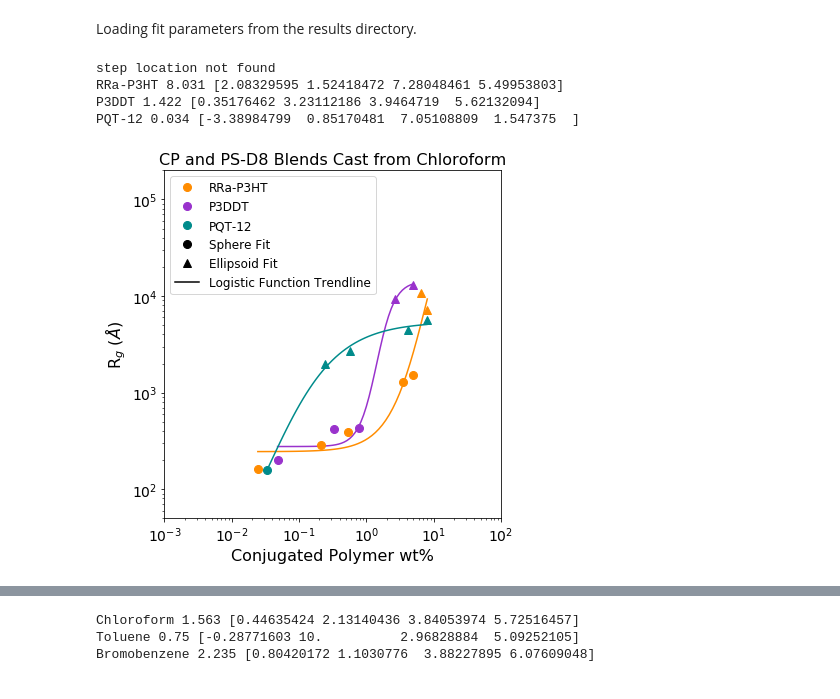
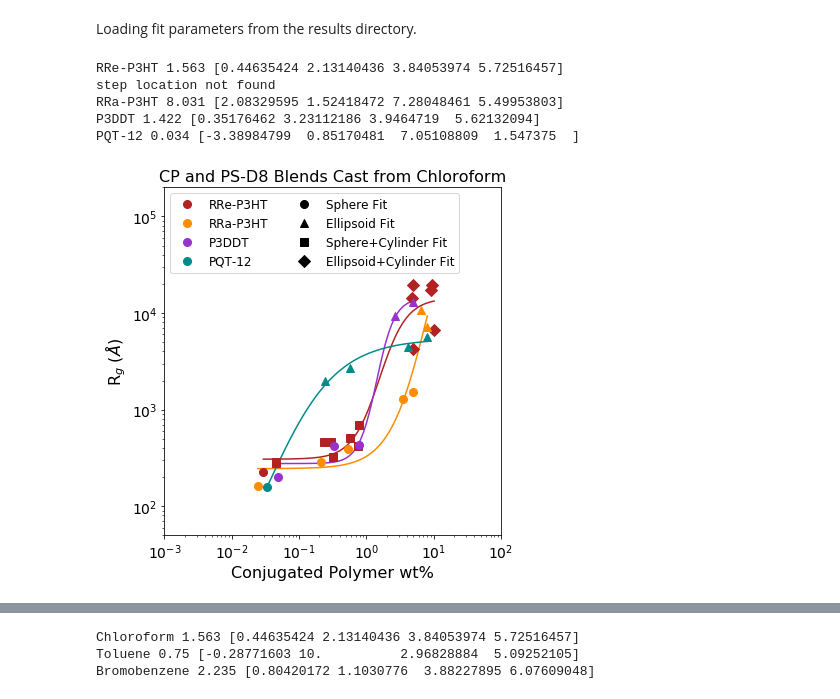
Before and after one commit to pozzo-research-group/c-wolf-blends-morphology, a Jupyter notebook: sans/Sample_Fitting/Plotting_Results_from_All_Fits.ipynb, the cells around one changed output, grey strips where cells are left out. Saved outputs shown, nothing was run; the diff lists cells and outputs as text; code cells hidden in the pictures.

Commit message:
started changing plots to show sample replicates:

```diff
--- a/sans/Sample_Fitting/Plotting_Results_from_All_Fits.ipynb
+++ b/sans/Sample_Fitting/Plotting_Results_from_All_Fits.ipynb
@@ -446,7 +446,7 @@ def plot_rg(sphere_keys, ellipsoid_keys, sphcyl_keys, ellcyl_keys, sphere_label,
     radius_all.extend(radius_list)
 
     '''
-    Plotting ellipsoid fits
+    Plotting ellipsoid+cylinder fits
     '''
 
     wtP = []
@@ -503,35 +682,38 @@ def plot_rg(sphere_keys, ellipsoid_keys, sphcyl_keys, ellcyl_keys, sphere_label,
 # %%
 plt.figure(figsize=(6,6))
 
+plot_rg(rre_cf_spheres, rre_cf_ellipsoids, rre_cf_sphcyl, rre_cf_ellcyl, 'RRe-P3HT', 'firebrick')
 plot_rg(rra_cf_spheres, rra_cf_ellipsoids, rra_cf_sphcyl, rra_cf_ellcyl, 'RRa-P3HT', 'darkorange')
 plot_rg(p3ddt_cf_spheres, p3ddt_cf_ellipsoids, p3ddt_cf_sphcyl, p3ddt_cf_ellcyl, 'P3DDT', 'darkorchid')
 plot_rg(pqt_cf_spheres, pqt_cf_ellipsoids, pqt_cf_sphcyl, pqt_cf_ellcyl, 'PQT-12', 'darkcyan')
 
 plt.xscale('log')
 plt.xlim(0.001,100)
 plt.xlabel('Conjugated Polymer wt%', fontsize=16)
 plt.xticks(fontsize=14)
 
 plt.ylabel(r'R$_g$ ($\AA$)', fontsize=16)
 plt.yticks(fontsize=14)
 plt.ylim(5e1,2e5)
 plt.yscale('log')
 
 plt.errorbar([0],[0],fmt='o',label='Sphere Fit', color='black',ms=8)
 plt.errorbar([0],[0],fmt='^',label='Ellipsoid Fit', color='black',ms=8)
-plt.errorbar([0],[0],fmt='-',label='Logistic Function Trendline', color='black',ms=8)
-#plt.errorbar([0],[0],fmt='s',label='Sphere+Cylinder Fit', color='black',ms=8)
-#plt.errorbar([0],[0],fmt='D',label='Ellipsoid+Cylinder Fit', color='black',ms=8)
+plt.errorbar([0],[0],fmt='s',label='Sphere+Cylinder Fit', color='black',ms=8)
+plt.errorbar([0],[0],fmt='D',label='Ellipsoid+Cylinder Fit', color='black',ms=8)
+#plt.errorbar([0],[0],fmt='-',label='Logistic Function Trendline', color='black',ms=8)
+
 
 plt.title('CP and PS-D8 Blends Cast from Chloroform',fontsize=16)
 
-plt.legend(fontsize=12,loc='upper left')# ncol=3)
+plt.legend(fontsize=12,loc='upper left',ncol=2)# ncol=3)
 
 plt.tight_layout()
 plt.savefig('../../data/sans/Sample_Fitting/fitting_figures/radius_plots/RRaP3HT_P3DDT_PQT12_CF_radius.png', dpi=300)
 # %% [output]
+RRe-P3HT 1.563 [0.44635424 2.13140436 3.84053974 5.72516457]
 step location not found
 RRa-P3HT 8.031 [2.08329595 1.52418472 7.28048461 5.49953803]
 P3DDT 1.422 [0.35176462 3.23112186 3.9464719  5.62132094]
 PQT-12 0.034 [-3.38984799  0.85170481  7.05108809  1.547375  ]
-[figure, old version]
+[figure, new version]
```
Also changed, not shown: parts of 4 cells of this notebook.
